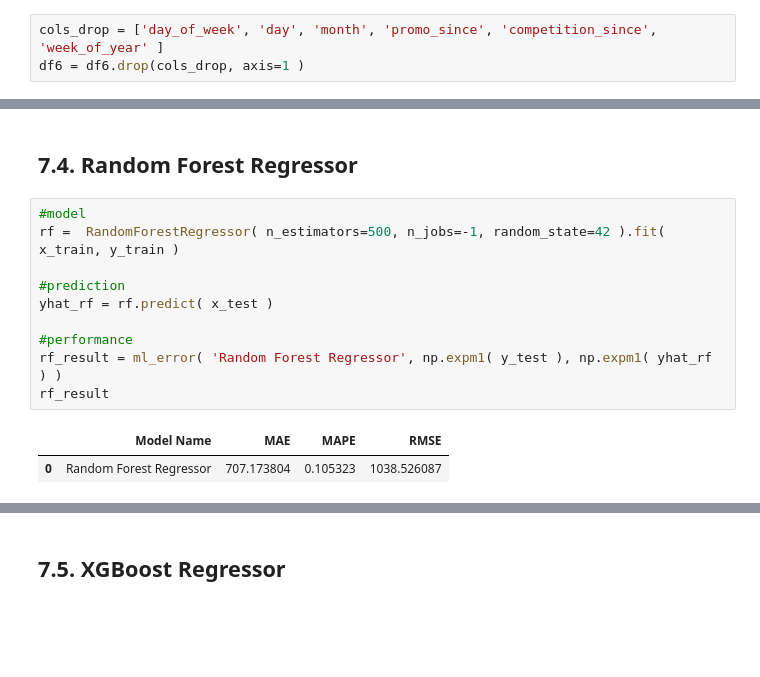
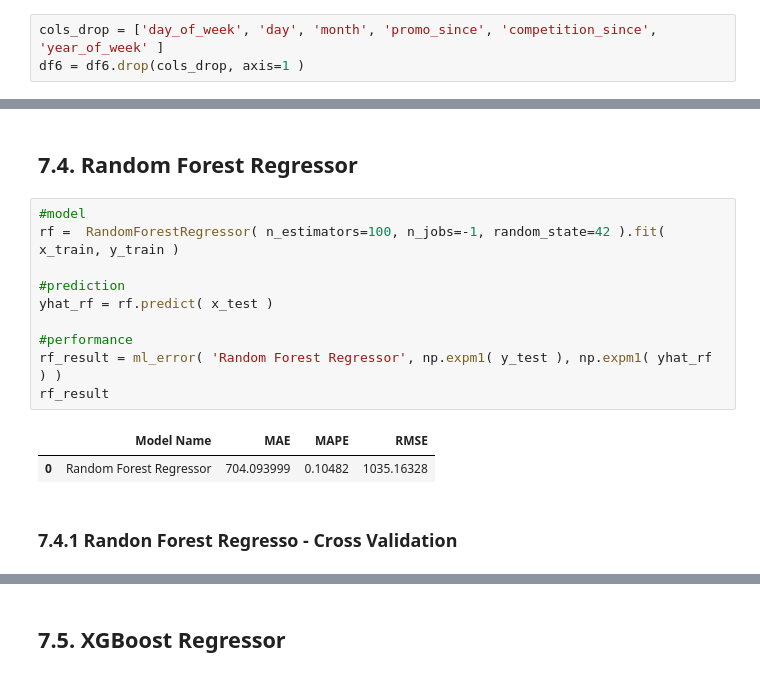
Before and after one commit to TrellixVulnTeam/DsEmProducao_VDBH, a Jupyter notebook: notebooks/m06_v01_store_sales_prediction.ipynb, the cells around one changed output, grey strips where cells are left out. Saved outputs shown, nothing was run; the diff lists cells and outputs as text; blank space fills up the shorter version.

Commit message:
end real performance comparison with cross validation

```diff
--- a/notebooks/m06_v01_store_sales_prediction.ipynb
+++ b/notebooks/m06_v01_store_sales_prediction.ipynb
@@ -994,7 +1132,7 @@ df6 = df5.copy()
 # %% [markdown]
 ## 6.1. Split dataframe into training and test dataset
 # %%
-cols_drop = ['day_of_week', 'day', 'month', 'promo_since', 'competition_since', 'week_of_year' ]
+cols_drop = ['day_of_week', 'day', 'month', 'promo_since', 'competition_since', 'year_of_week' ]
 df6 = df6.drop(cols_drop, axis=1 )
 # %%
 #take the last 6 weeks
@@ -1158,14 +1309,16 @@ lrr_result
 ## 7.4. Random Forest Regressor
 # %%
 #model
-rf =  RandomForestRegressor( n_estimators=500, n_jobs=-1, random_state=42 ).fit( x_train, y_train )
+rf =  RandomForestRegressor( n_estimators=100, n_jobs=-1, random_state=42 ).fit( x_train, y_train )
 
 #prediction
 yhat_rf = rf.predict( x_test )
 
 #performance
 rf_result = ml_error( 'Random Forest Regressor', np.expm1( y_test ), np.expm1( yhat_rf ) )
 rf_result
 # %% [output]
 |  | Model Name | MAE | MAPE | RMSE |
-| 0 | Random Forest Regressor | 707.173804 | 0.105323 | 1038.526087 |
+| 0 | Random Forest Regressor | 704.093999 | 0.10482 | 1035.16328 |
+# %% [markdown]
+### 7.4.1 Randon Forest Regresso - Cross Validation
```
Also changed, not shown: parts of 51 cells of this notebook.
